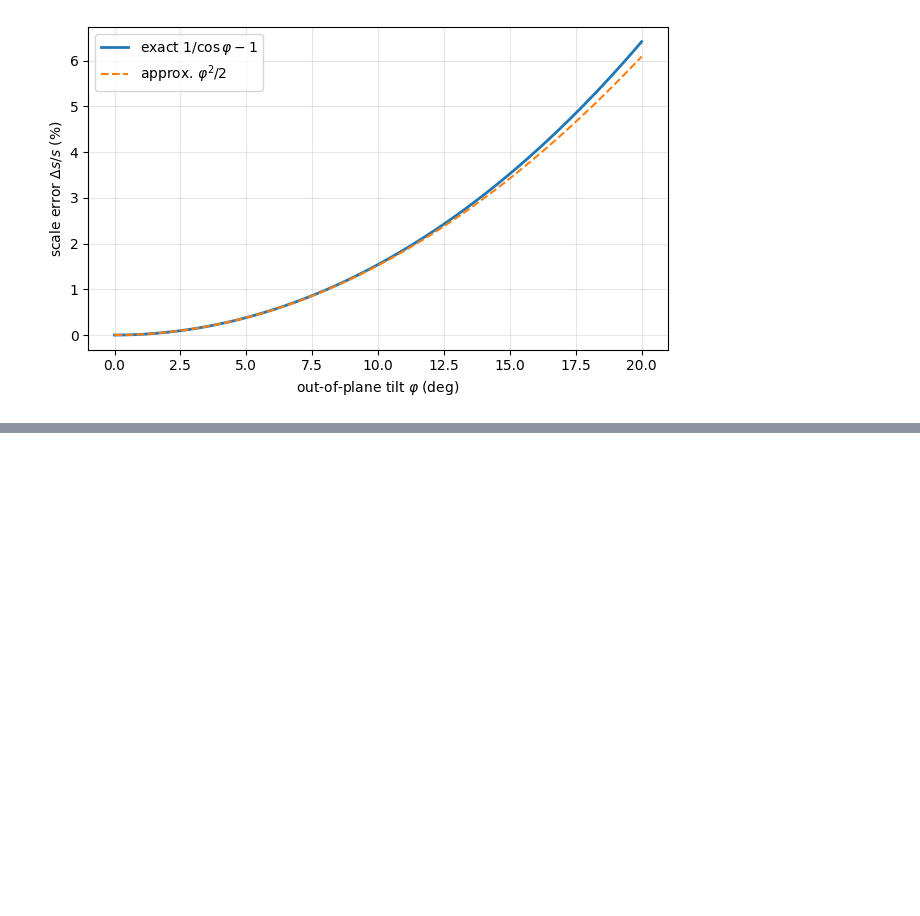
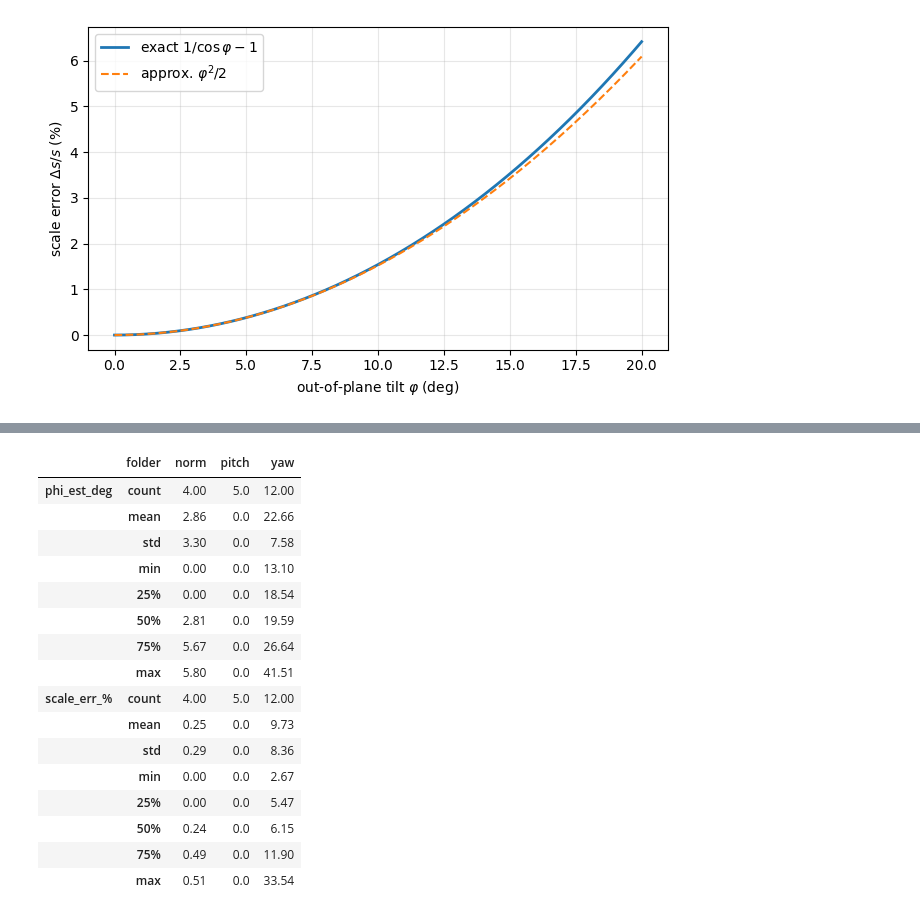
Before and after one commit to sistechai/vision-crack, a Jupyter notebook: notebooks/08_error_model_tilt.ipynb, the cells around one changed output, grey strips where cells are left out. Cells and saved outputs as stored; diff of their text form; code cells hidden in the pictures; blank space fills up the shorter version.

```diff
--- a/notebooks/08_error_model_tilt.ipynb
+++ b/notebooks/08_error_model_tilt.ipynb
@@ -56,0 +79,37 @@ plt.grid(alpha=.3); plt.legend(); plt.tight_layout(); plt.savefig(FIG / 'fig_til
+# %%
+from visioncrack import detection as det, gates
+rows = []
+for r in res[res.folder.isin(['norm', 'pitch', 'yaw'])].itertuples():
+    c = det.find_corners(sweep.label_crop(vc.read_rgb(r.path), r))
+    if c is None:
+        rows.append({'folder': r.folder, 'file': r.file, 'corners': False}); continue
+    q = c.as_array().astype(float)
+    w = (abs(q[1, 0] - q[0, 0]) + abs(q[3, 0] - q[2, 0])) / 2
+    h = (abs(q[2, 1] - q[0, 1]) + abs(q[3, 1] - q[1, 1])) / 2
+    rows.append({'folder': r.folder, 'file': r.file, 'corners': True, 'w': w, 'h': h, 'aspect': h / w, 'q': q})
+tilt = pd.DataFrame(rows)
+nm = tilt[tilt.folder == 'norm']; a0, W0, H0 = nm.aspect.mean(), nm.w.mean(), nm.h.mean()
+cosphi = np.where(tilt.folder == 'yaw', a0 / tilt.aspect, tilt.aspect / a0)
+tilt['phi_est_deg'] = np.degrees(np.arccos(np.clip(cosphi, -1, 1)))
+tilt['scale_err_%'] = 100 * tilt_scale_error(tilt.phi_est_deg)
+tilt['accepted'] = [gates.evaluate(q, W0, H0).accepted if ok else False for ok, q in zip(tilt.corners, tilt.q)]
+tilt.drop(columns='q').to_csv(TAB / 'tilt_estimate.csv', index=False, float_format='%.4f')
+tilt.groupby('folder')[['phi_est_deg', 'scale_err_%']].describe().round(2).T
+# %% [output]
+|  | folder | norm | pitch | yaw |
+| phi_est_deg | count | 4.00 | 5.0 | 12.00 |
+|  | mean | 2.86 | 0.0 | 22.66 |
+|  | std | 3.30 | 0.0 | 7.58 |
+|  | min | 0.00 | 0.0 | 13.10 |
+|  | 25% | 0.00 | 0.0 | 18.54 |
+|  | 50% | 2.81 | 0.0 | 19.59 |
+|  | 75% | 5.67 | 0.0 | 26.64 |
+|  | max | 5.80 | 0.0 | 41.51 |
+| scale_err_% | count | 4.00 | 5.0 | 12.00 |
+|  | mean | 0.25 | 0.0 | 9.73 |
+|  | std | 0.29 | 0.0 | 8.36 |
+|  | min | 0.00 | 0.0 | 2.67 |
+|  | 25% | 0.00 | 0.0 | 5.47 |
+|  | 50% | 0.24 | 0.0 | 6.15 |
+|  | 75% | 0.49 | 0.0 | 11.90 |
+|  | max | 0.51 | 0.0 | 33.54 |
```
Also changed, not shown: parts of 12 cells of this notebook, 17 other files.
